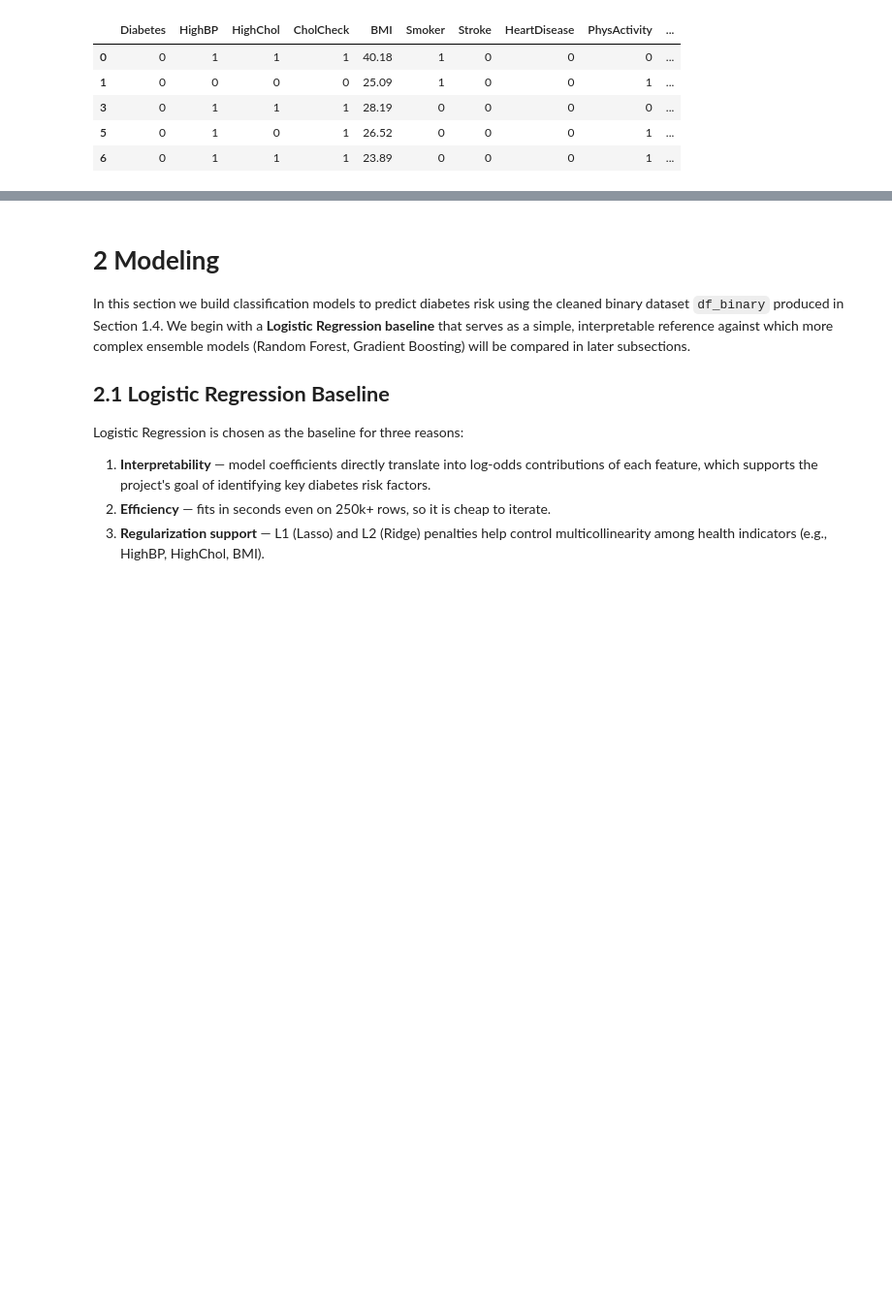
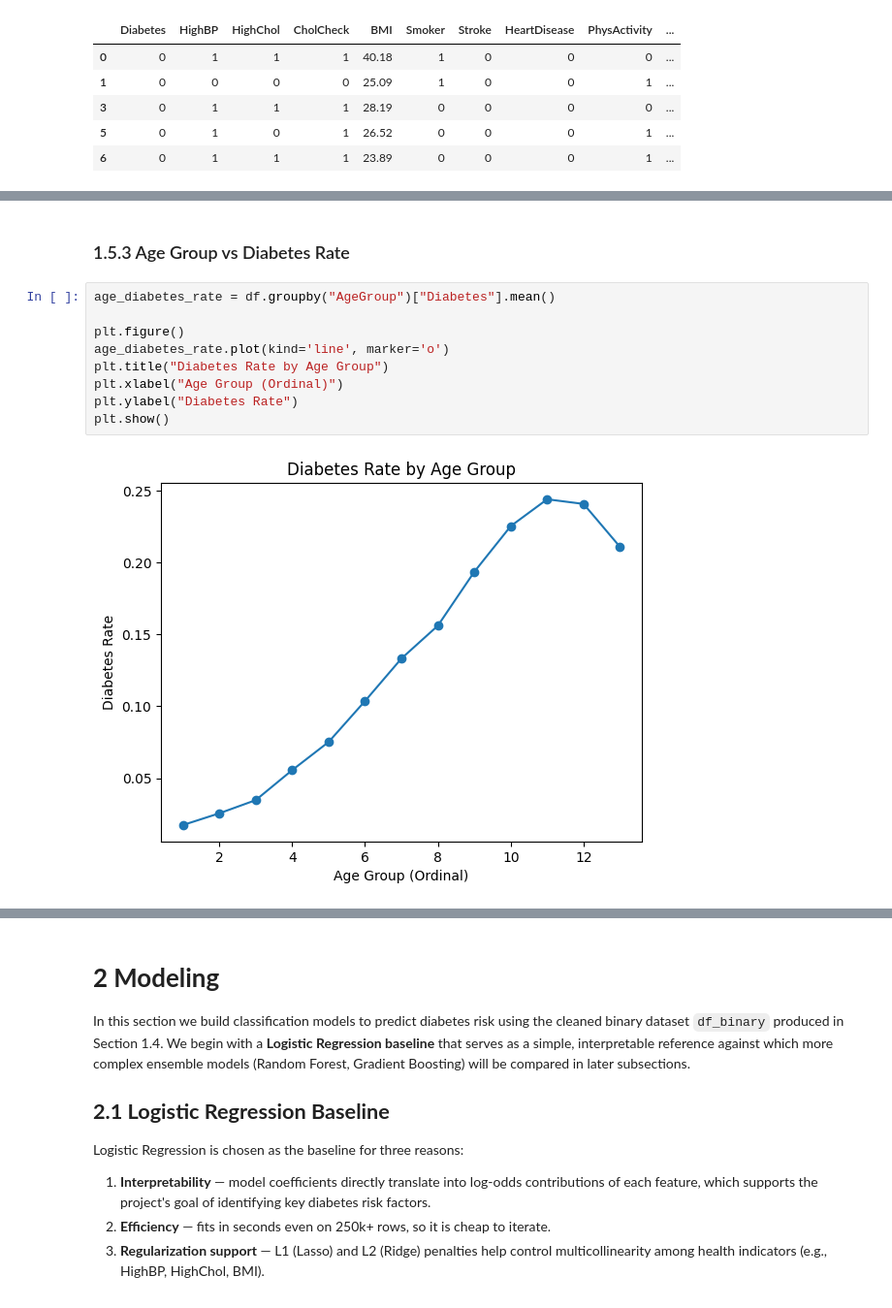
Before and after one commit to LixiJiang/CIS5450Final, a Jupyter notebook: CIS5450_Final_Project.ipynb, the cells around one changed output, grey strips where cells are left out. Shown at 97% size. Drawn from its saved outputs; the diff is of its cells as text; blank space fills up the shorter version.

```diff
--- a/CIS5450_Final_Project.ipynb
+++ b/CIS5450_Final_Project.ipynb
@@ -517,0 +568,13 @@ Name: count, dtype: int64
+# %% [markdown]
+### 1.5.3 Age Group vs Diabetes Rate
+# %%
+age_diabetes_rate = df.groupby("AgeGroup")["Diabetes"].mean()
+
+plt.figure()
+age_diabetes_rate.plot(kind='line', marker='o')
+plt.title("Diabetes Rate by Age Group")
+plt.xlabel("Age Group (Ordinal)")
+plt.ylabel("Diabetes Rate")
+plt.show()
+# %% [output]
+[figure, added]
```
Also changed, not shown: parts of 12 cells of this notebook.
